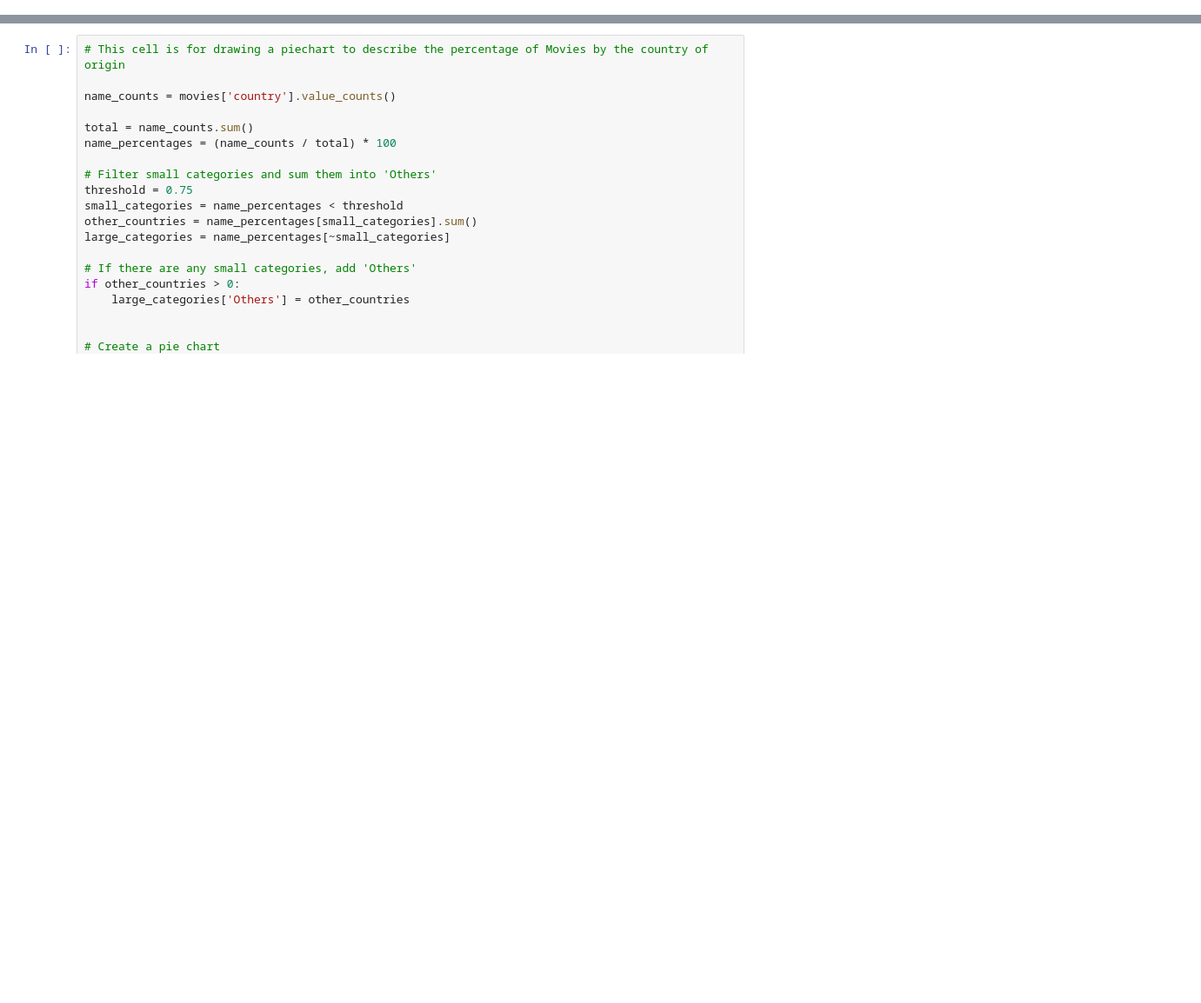
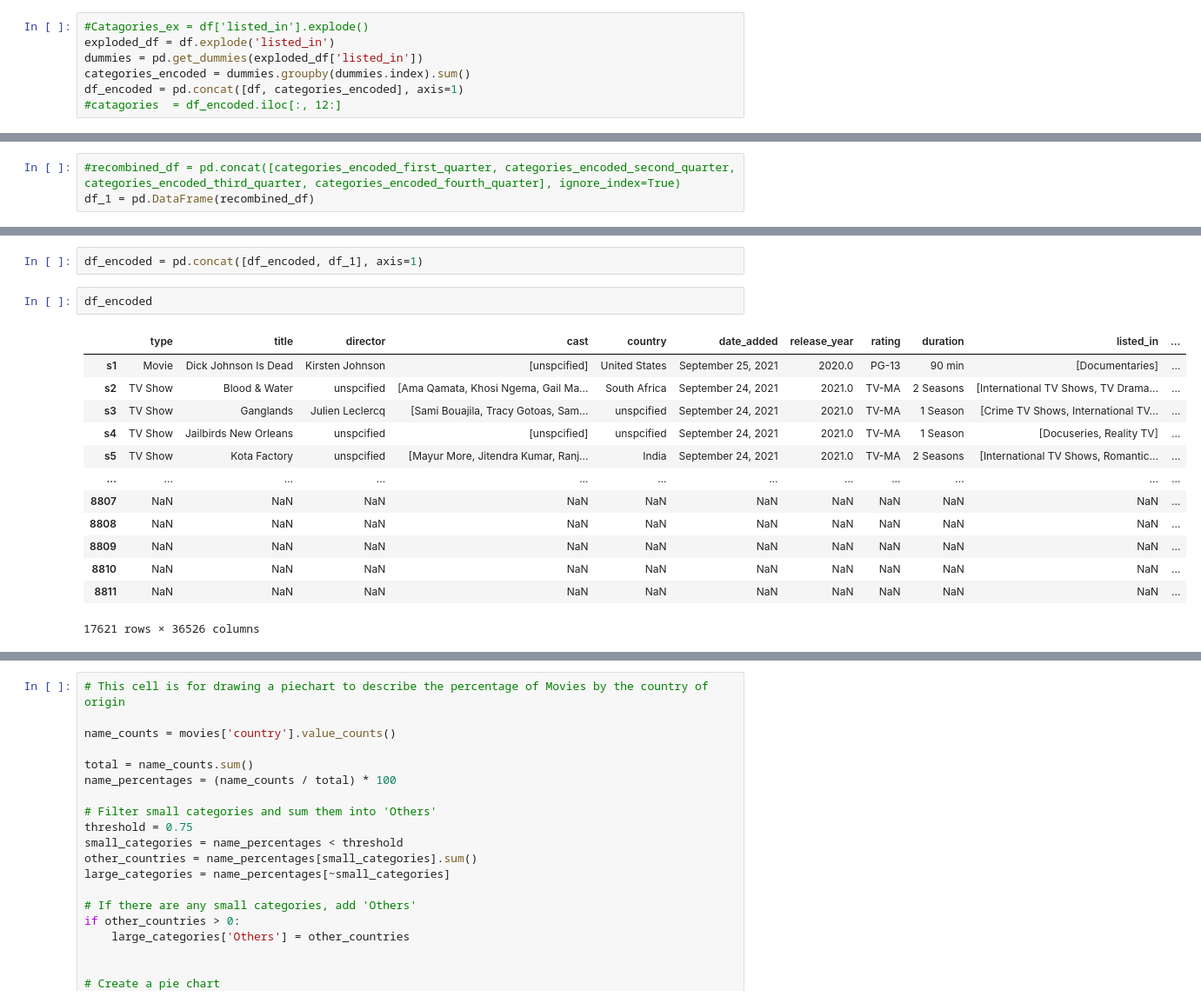
Before and after one commit to obadnew/netflix_titles.csv, a Jupyter notebook: Python_file.ipynb, the cells around one changed output, grey strips where cells are left out. Shown at 87% size. Saved outputs shown, nothing was run; the diff lists cells and outputs as text; blank space fills up the shorter version.

```diff
--- a/Python_file.ipynb
+++ b/Python_file.ipynb
@@ -41,0 +54,7 @@ False
+# %%
+#Catagories_ex = df['listed_in'].explode()
+exploded_df = df.explode('listed_in')
+dummies = pd.get_dummies(exploded_df['listed_in'])
+categories_encoded = dummies.groupby(dummies.index).sum()
+df_encoded = pd.concat([df, categories_encoded], axis=1)
+#catagories  = df_encoded.iloc[:, 12:]
@@ -41,0 +79,3 @@ False
+# %%
+#recombined_df = pd.concat([categories_encoded_first_quarter, categories_encoded_second_quarter, categories_encoded_third_quarter, categories_encoded_fourth_quarter], ignore_index=True)
+df_1 = pd.DataFrame(recombined_df)
@@ -42,3 +105,21 @@ False
+# %%
+df_encoded = pd.concat([df_encoded, df_1], axis=1)
+# %%
+df_encoded
+# %% [output]
+|  | type | title | director | cast | country | date_added | release_year | rating | duration | listed_in | ... |
+| s1 | Movie | Dick Johnson Is Dead | Kirsten Johnson | [unspcified] | United States | September 25, 2021 | 2020.0 | PG-13 | 90 min | [Documentaries] | ... |
+| s2 | TV Show | Blood & Water | unspcified | [Ama Qamata, Khosi Ngema, Gail Ma... | South Africa | September 24, 2021 | 2021.0 | TV-MA | 2 Seasons | [International TV Shows, TV Drama... | ... |
+| s3 | TV Show | Ganglands | Julien Leclercq | [Sami Bouajila, Tracy Gotoas, Sam... | unspcified | September 24, 2021 | 2021.0 | TV-MA | 1 Season | [Crime TV Shows, International TV... | ... |
+| s4 | TV Show | Jailbirds New Orleans | unspcified | [unspcified] | unspcified | September 24, 2021 | 2021.0 | TV-MA | 1 Season | [Docuseries, Reality TV] | ... |
+| s5 | TV Show | Kota Factory | unspcified | [Mayur More, Jitendra Kumar, Ranj... | India | September 24, 2021 | 2021.0 | TV-MA | 2 Seasons | [International TV Shows, Romantic... | ... |
+| ... | ... | ... | ... | ... | ... | ... | ... | ... | ... | ... | ... |
+| 8807 | NaN | NaN | NaN | NaN | NaN | NaN | NaN | NaN | NaN | NaN | ... |
+| 8808 | NaN | NaN | NaN | NaN | NaN | NaN | NaN | NaN | NaN | NaN | ... |
+| 8809 | NaN | NaN | NaN | NaN | NaN | NaN | NaN | NaN | NaN | NaN | ... |
+| 8810 | NaN | NaN | NaN | NaN | NaN | NaN | NaN | NaN | NaN | NaN | ... |
+| 8811 | NaN | NaN | NaN | NaN | NaN | NaN | NaN | NaN | NaN | NaN | ... |
+17621 rows × 36526 columns
 # %%
 # This cell is for drawing a piechart to describe the percentage of Series by the country of origin
 name_counts = series['country'].value_counts()
```
Also changed, not shown: parts of 8 cells of this notebook.
